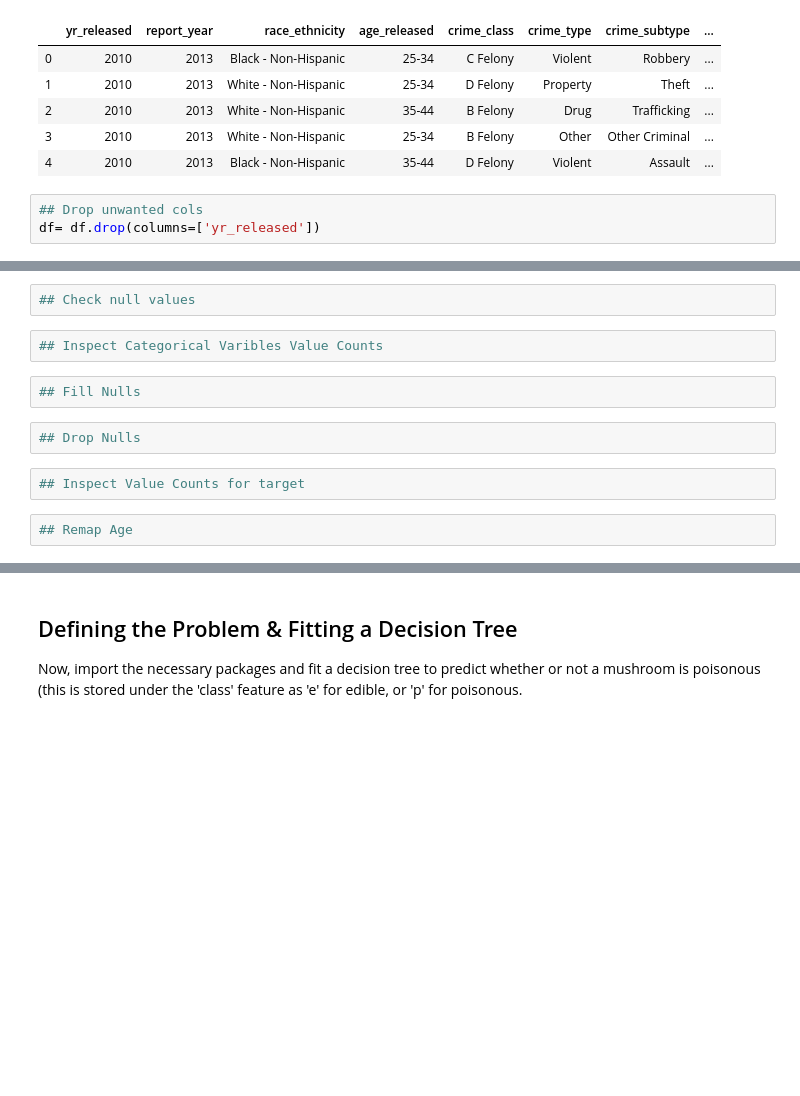
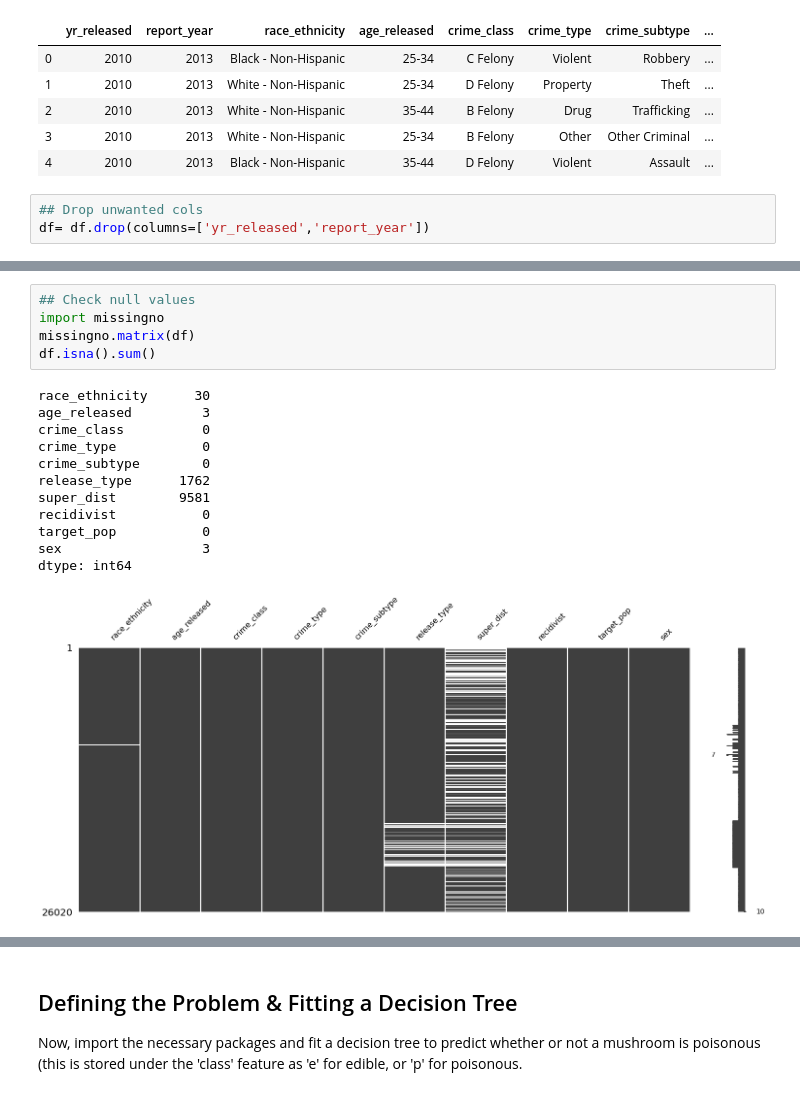
Before and after one commit to jirvingphd/fsds_pt_100719_cohort_notes, a Jupyter notebook: sect_29_decision_trees_SG.ipynb, the cells around one changed output, grey strips where cells are left out. Cells and saved outputs as stored; diff of their text form; blank space fills up the shorter version.

```diff
--- a/sect_29_decision_trees_SG.ipynb
+++ b/sect_29_decision_trees_SG.ipynb
@@ -355,4 +416,4 @@ df.head()
 | 4 | 2010 | 2013 | Black - Non-Hispanic | 35-44 | D Felony | Violent | Assault | ... |
 # %%
 ## Drop unwanted cols
-df= df.drop(columns=['yr_released'])
+df= df.drop(columns=['yr_released','report_year'])
@@ -361,12 +430,18 @@ df= df.drop(columns=['yr_released'])
 # %%
 ## Check null values
+import missingno
+missingno.matrix(df)
+df.isna().sum()
+# %% [output]
+race_ethnicity      30
+age_released         3
+crime_class          0
+crime_type           0
+crime_subtype        0
+release_type      1762
+super_dist        9581
+recidivist           0
+target_pop           0
+sex                  3
+dtype: int64
+[figure, added]
-# %%
-## Inspect Categorical Varibles Value Counts
-# %%
-## Fill Nulls
-# %%
-## Drop Nulls
-# %%
-## Inspect Value Counts for target
-# %%
-## Remap Age
```
Also changed, not shown: parts of 58 cells of this notebook.
